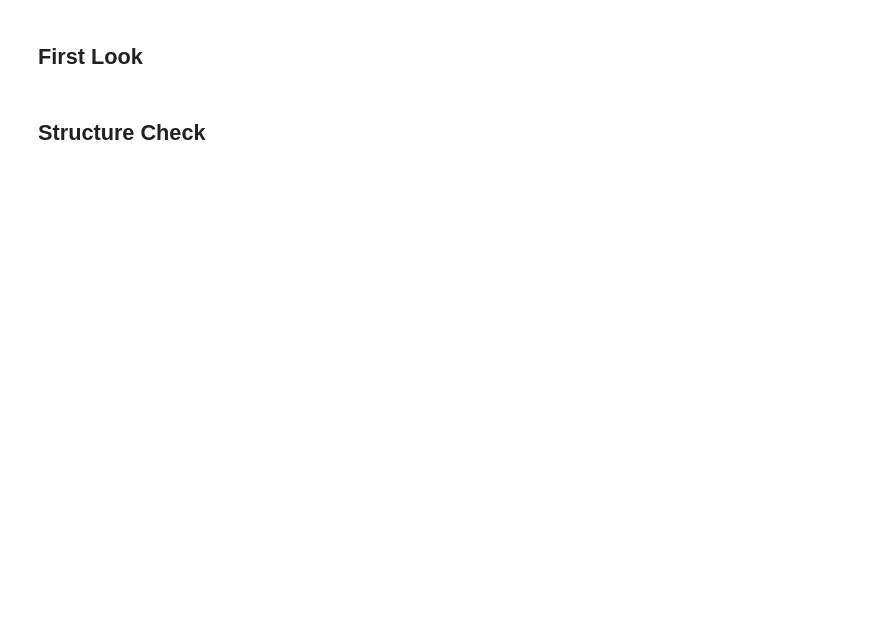
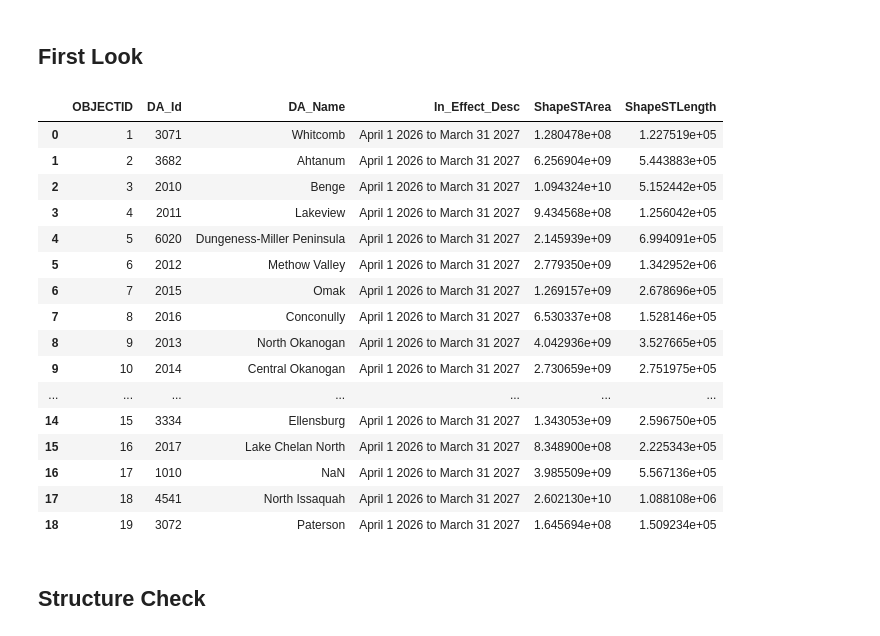
Before and after one commit to berrycheesecake99/HCDE-530-Repository, a Jupyter notebook: Week 5/da_legal_pandas.ipynb, the cells around one changed output. Drawn from its saved outputs; the diff is of its cells as text; code cells hidden in the pictures; blank space fills up the shorter version.

```diff
--- a/Week 5/da_legal_pandas.ipynb
+++ b/Week 5/da_legal_pandas.ipynb
@@ -13,0 +13,14 @@ df.head()
+# %%
+import json
+from urllib.request import urlopen
+
+api_url = "https://geodataservices.wdfw.wa.gov/arcgis/rest/services/MapServices/SharedReferenceLayers/MapServer/8/query?outFields=*&where=1%3D1&f=pjson"
+
+with urlopen(api_url) as response:
+    payload = json.load(response)
+
+# ArcGIS query response stores each row under features -> attributes
+df = pd.DataFrame([feature.get("attributes", {}) for feature in payload.get("features", [])])
+
+print("Rows loaded from API:", len(df))
+df.head()
@@ -14,7 +35,25 @@ df.head()
 # %% [markdown]
 ## First Look
 # %%
-df.head()
+df.head(100)
+# %% [output]
+|  | OBJECTID | DA_Id | DA_Name | In_Effect_Desc | ShapeSTArea | ShapeSTLength |
+| 0 | 1 | 3071 | Whitcomb | April 1 2026 to March 31 2027 | 1.280478e+08 | 1.227519e+05 |
+| 1 | 2 | 3682 | Ahtanum | April 1 2026 to March 31 2027 | 6.256904e+09 | 5.443883e+05 |
+| 2 | 3 | 2010 | Benge | April 1 2026 to March 31 2027 | 1.094324e+10 | 5.152442e+05 |
+| 3 | 4 | 2011 | Lakeview | April 1 2026 to March 31 2027 | 9.434568e+08 | 1.256042e+05 |
+| 4 | 5 | 6020 | Dungeness-Miller Peninsula | April 1 2026 to March 31 2027 | 2.145939e+09 | 6.994091e+05 |
+| 5 | 6 | 2012 | Methow Valley | April 1 2026 to March 31 2027 | 2.779350e+09 | 1.342952e+06 |
+| 6 | 7 | 2015 | Omak | April 1 2026 to March 31 2027 | 1.269157e+09 | 2.678696e+05 |
+| 7 | 8 | 2016 | Conconully | April 1 2026 to March 31 2027 | 6.530337e+08 | 1.528146e+05 |
+| 8 | 9 | 2013 | North Okanogan | April 1 2026 to March 31 2027 | 4.042936e+09 | 3.527665e+05 |
+| 9 | 10 | 2014 | Central Okanogan | April 1 2026 to March 31 2027 | 2.730659e+09 | 2.751975e+05 |
+| ... | ... | ... | ... | ... | ... | ... |
+| 14 | 15 | 3334 | Ellensburg | April 1 2026 to March 31 2027 | 1.343053e+09 | 2.596750e+05 |
+| 15 | 16 | 2017 | Lake Chelan North | April 1 2026 to March 31 2027 | 8.348900e+08 | 2.225343e+05 |
+| 16 | 17 | 1010 | NaN | April 1 2026 to March 31 2027 | 3.985509e+09 | 5.567136e+05 |
+| 17 | 18 | 4541 | North Issaquah | April 1 2026 to March 31 2027 | 2.602130e+10 | 1.088108e+06 |
+| 18 | 19 | 3072 | Paterson | April 1 2026 to March 31 2027 | 1.645694e+08 | 1.509234e+05 |
 # %%
 df.tail()
 # %% [markdown]
```
Also changed, not shown: parts of 8 cells of this notebook, 16 other files.
